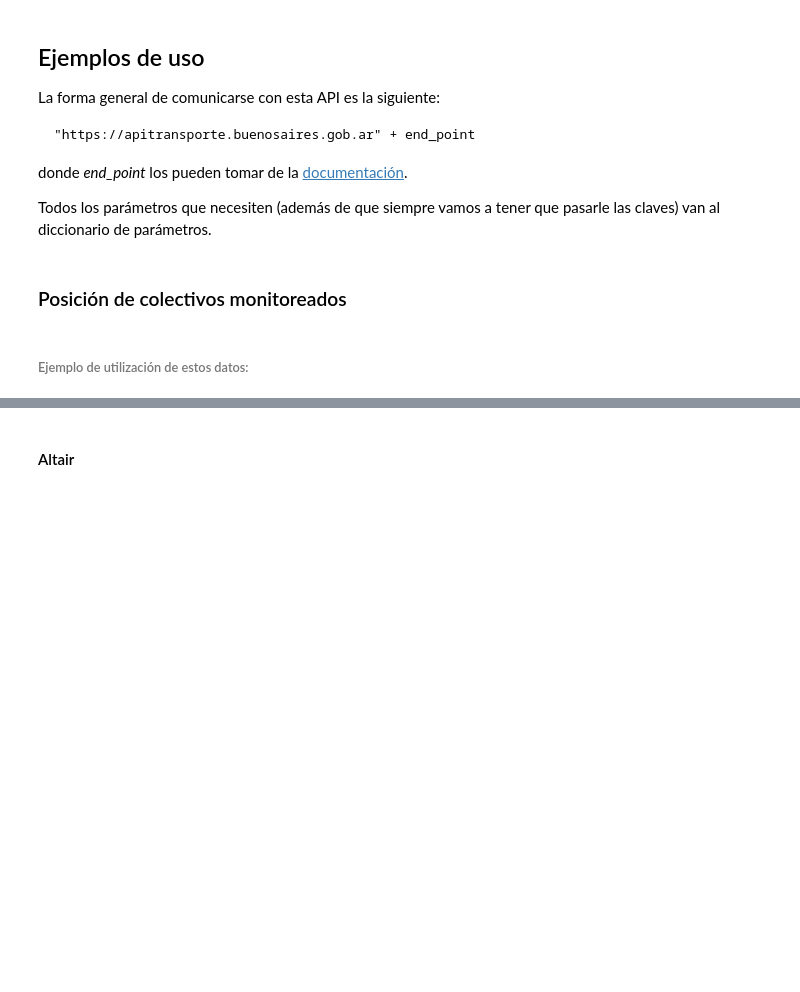
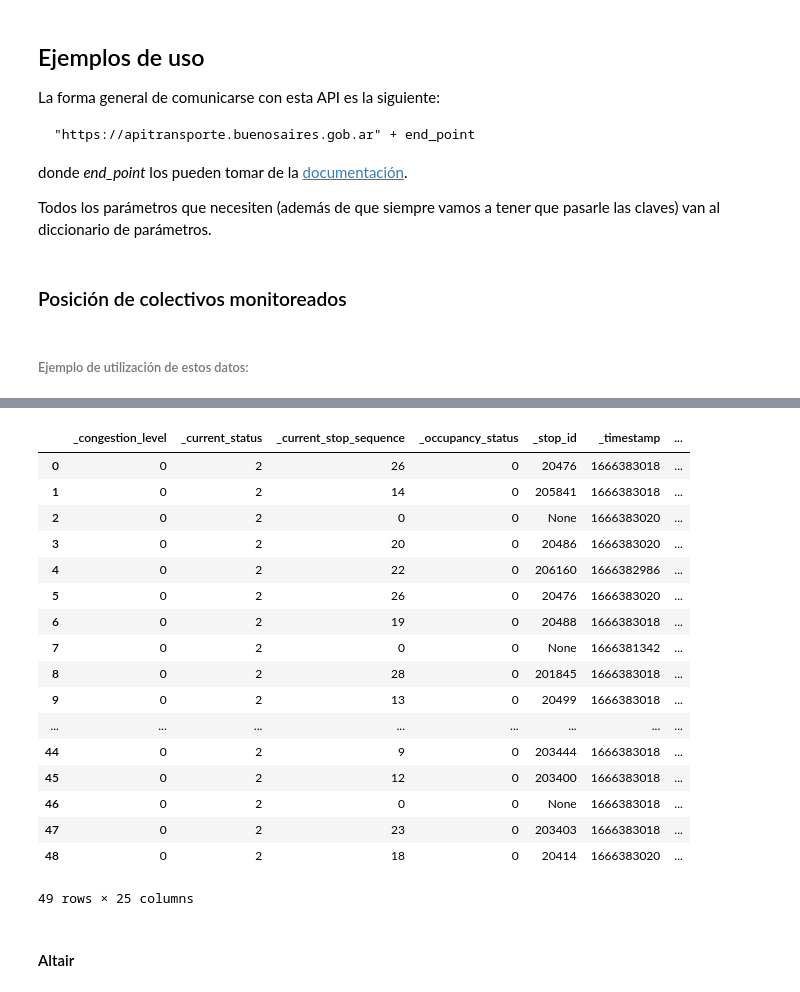
Before and after one commit to matog/Flacso_ciencia_de_datos_python_2023, a Jupyter notebook: Clase8/API_Transporte.ipynb, the cells around one changed output, grey strips where cells are left out. Saved outputs shown, nothing was run; the diff lists cells and outputs as text; code cells hidden in the pictures; blank space fills up the shorter version.

```diff
--- a/Clase8/API_Transporte.ipynb
+++ b/Clase8/API_Transporte.ipynb
@@ -102,3 +122,24 @@ data_muni = gpd.read_file('shape/comunas/comunas_wgs84.shp')
+# %%
+bus
+# %% [output]
+|  | _congestion_level | _current_status | _current_stop_sequence | _occupancy_status | _stop_id | _timestamp | ... |
+| 0 | 0 | 2 | 26 | 0 | 20476 | 1666383018 | ... |
+| 1 | 0 | 2 | 14 | 0 | 205841 | 1666383018 | ... |
+| 2 | 0 | 2 | 0 | 0 | None | 1666383020 | ... |
+| 3 | 0 | 2 | 20 | 0 | 20486 | 1666383020 | ... |
+| 4 | 0 | 2 | 22 | 0 | 206160 | 1666382986 | ... |
+| 5 | 0 | 2 | 26 | 0 | 20476 | 1666383020 | ... |
+| 6 | 0 | 2 | 19 | 0 | 20488 | 1666383018 | ... |
+| 7 | 0 | 2 | 0 | 0 | None | 1666381342 | ... |
+| 8 | 0 | 2 | 28 | 0 | 201845 | 1666383018 | ... |
+| 9 | 0 | 2 | 13 | 0 | 20499 | 1666383018 | ... |
+| ... | ... | ... | ... | ... | ... | ... | ... |
+| 44 | 0 | 2 | 9 | 0 | 203444 | 1666383018 | ... |
+| 45 | 0 | 2 | 12 | 0 | 203400 | 1666383018 | ... |
+| 46 | 0 | 2 | 0 | 0 | None | 1666383018 | ... |
+| 47 | 0 | 2 | 23 | 0 | 203403 | 1666383018 | ... |
+| 48 | 0 | 2 | 18 | 0 | 20414 | 1666383020 | ... |
+49 rows × 25 columns
 # %%
 bus.rename(columns = {'_position._longitude': 'lon',
                       '_position._latitude': 'lat',
```
Also changed, not shown: parts of 10 cells of this notebook, 7 other files.
